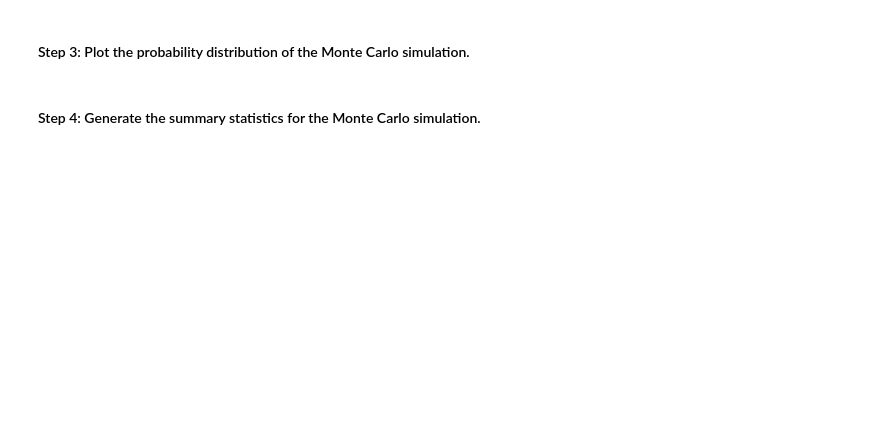
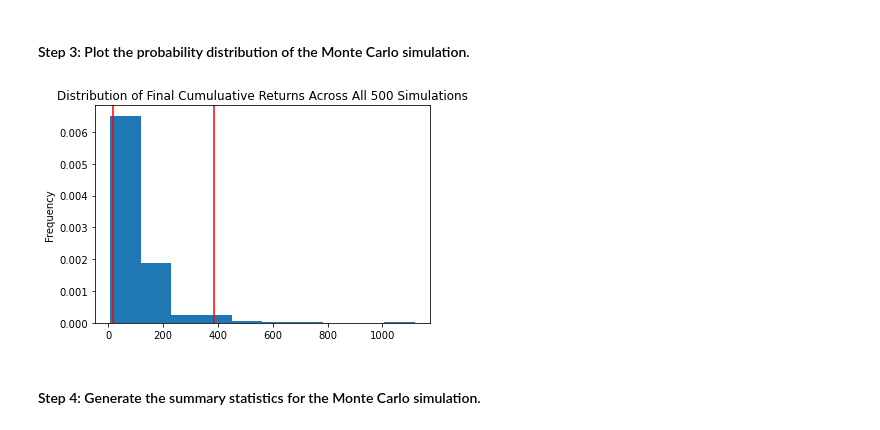
Before and after one commit to jmischung/Emergency-and-Retirement-Planning, a Jupyter notebook: financial_planning_tools.ipynb, the cells around one changed output. Saved outputs shown, nothing was run; the diff lists cells and outputs as text; code cells hidden in the pictures; blank space fills up the shorter version.

```diff
--- a/financial_planning_tools.ipynb
+++ b/financial_planning_tools.ipynb
@@ -467,7 +549,9 @@ In this section, you’ll use the MCForecastTools library to create a Monte Carl
 # %%
 # Visualize the probability distribution of the 30-year Monte Carlo simulation
 # by plotting a histogram
-# YOUR CODE HERE
+spy_dist_plot = MC_spy.plot_distribution();
+# %% [output]
+[figure, added]
 # %% [markdown]
 #### Step 4: Generate the summary statistics for the Monte Carlo simulation.
 # %%
```
Also changed, not shown: parts of 9 cells of this notebook.
